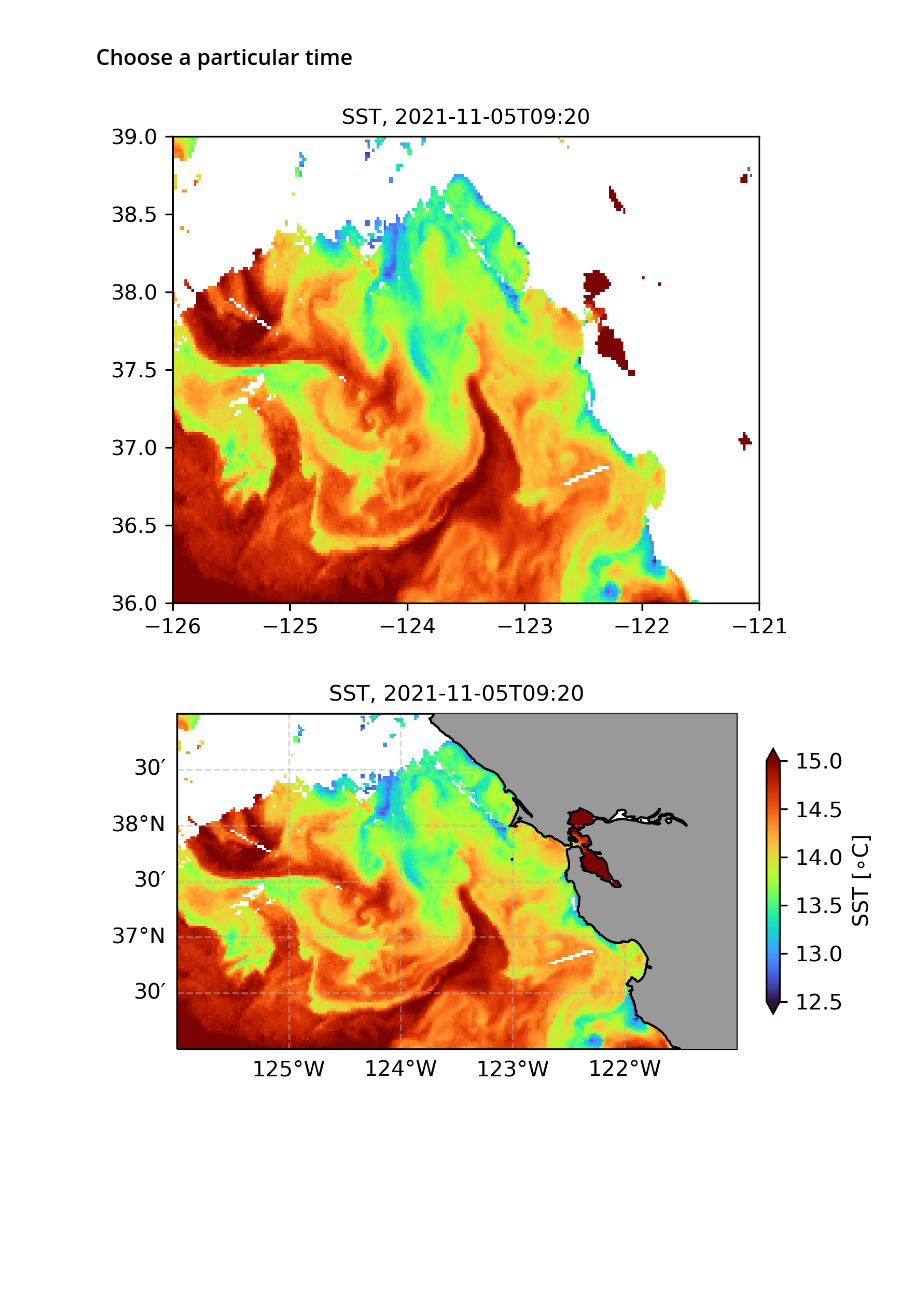
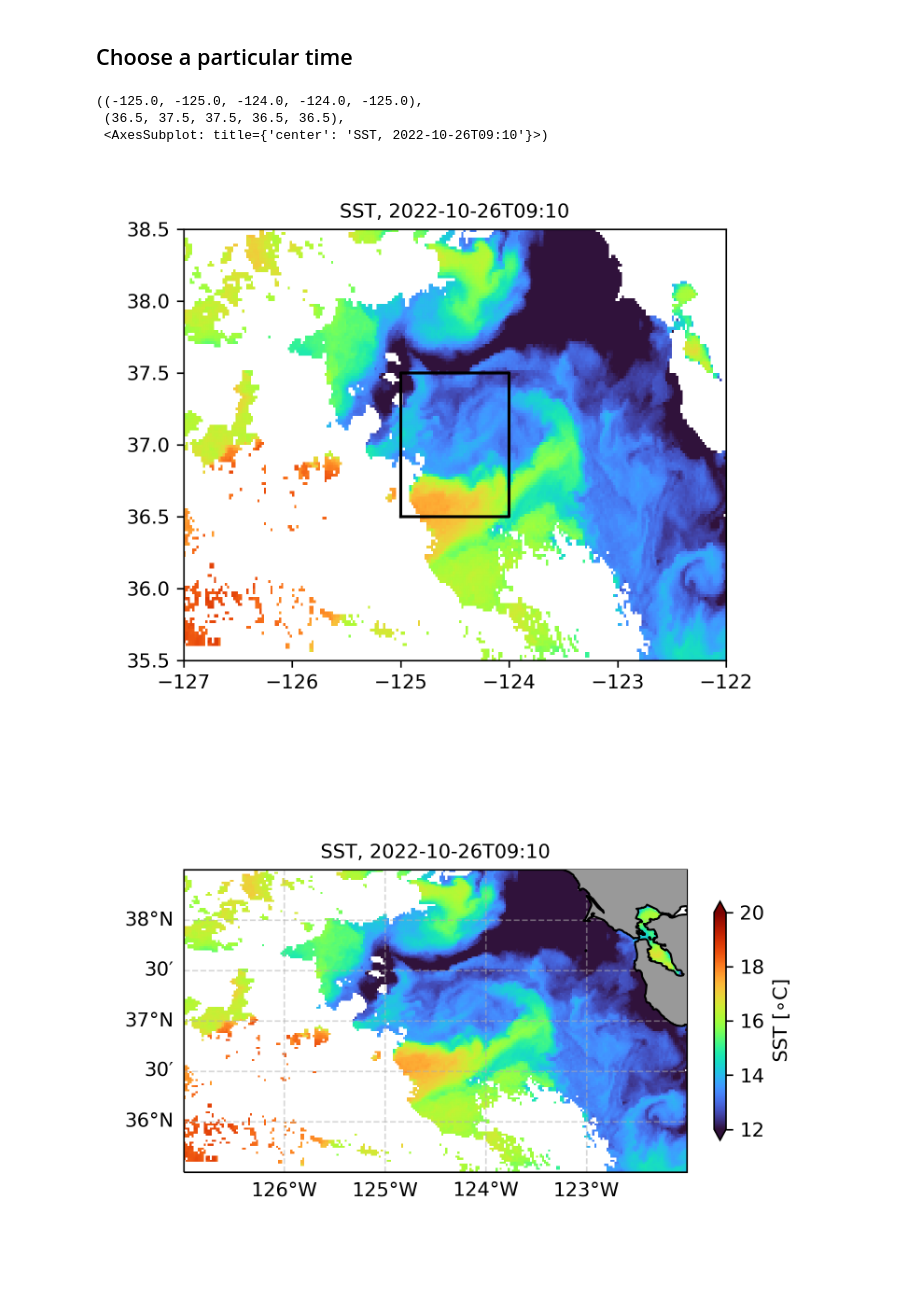
Before and after one commit to jtomfarrar/AWS_EC2_computing_2023, a Jupyter notebook: notebooks/find_VIIRS_SST.ipynb, the cells around one changed output. Saved outputs shown, nothing was run; the diff lists cells and outputs as text; code cells hidden in the pictures; blank space fills up the shorter version.

```diff
--- a/notebooks/find_VIIRS_SST.ipynb
+++ b/notebooks/find_VIIRS_SST.ipynb
@@ -257,5 +242,5 @@ file_list =  [fs.open(file) for file in granules_url2]
 # %%
-ds = xr.open_mfdataset(file_list,drop_variables=['dt_analysis','satellite_zenith_angle','sses_bias','wind speed']).sel(lon=slice(lon_min,lon_max), lat=slice(lat_max,lat_min))
+ds = xr.open_mfdataset(file_list,drop_variables=['dt_analysis','satellite_zenith_angle','sses_bias','wind_speed']).sel(lon=slice(lon_min,lon_max), lat=slice(lat_max,lat_min))
 # %%
 #  Plot the whole timeseries with hvplot
 
@@ -296,4 +288,4 @@ Text(0.5, 1.0, 'Values near 1 indicate clear skies')
 # %%
-good_times = good_data['time'].where(good_data>0.95,drop=True)
+good_times = good_data['time'].where(good_data>0.8,drop=True)
 np.shape(good_times)
 # %% [output]
@@ -306,7 +331,7 @@ numpy.datetime64('2021-11-05T09:20:01.000000000')
 ## Choose a particular time
 # %%
 # Find the data near this time
-d = good_times[-1] # np.datetime64('2021-11-05T00:00:00Z')
+d = good_times[5] # np.datetime64('2021-11-05T00:00:00Z')
 # %%
 ds2 = ds.sel(time=d,method='nearest')
 # %%
@@ -317,28 +342,42 @@ fig = plt.figure()
 ax = plt.gca()
 plt.set_cmap(cmap=plt.get_cmap('turbo'))
 ax.set_title('SST, ' + day_str, size = 10.)
-
-cs = plt.pcolormesh(ds2.lon,ds2.lat,ds2.sea_surface_temperature.squeeze()-274.15,vmin=12.5,vmax=15)
+V=np.array([12,20])#np.array([25.5,26.5])+-3.75
+cs = plt.pcolormesh(ds2.lon,ds2.lat,ds2.sea_surface_temperature.squeeze()-274.15,vmin=V[0],vmax=V[1])
+plot_criterion_box(ax,color='k')
 # %% [output]
+((-125.0, -125.0, -124.0, -124.0, -125.0),
+ (36.5, 37.5, 37.5, 36.5, 36.5),
+ <AxesSubplot: title={'center': 'SST, 2022-10-26T09:10'}>)
-[figure, old version]
+[figure, new version]
 # %%
 fig = plt.figure()
 ax = plt.axes(projection = ccrs.PlateCarree(central_longitude=-125))  # Orthographic
 extent = [lon_min, lon_max,lat_min, lat_max]
 ax.set_extent(extent, crs=ccrs.PlateCarree())
 
 
 plt.set_cmap(cmap=plt.get_cmap('turbo'))
 gl = ax.gridlines(draw_labels=True, dms=True, x_inline=False, y_inline=False, alpha=0.5, linestyle='--')
 gl.top_labels = False
 gl.right_labels = False
 ax.set_title('SST, ' + day_str, size = 10.)
 
+# Does not do what I think it should:
+ax.minorticks_on()
+ax.tick_params(axis='both',which='both',direction='inout',top=True, right=True)
+
+
 ax.coastlines()
 ax.add_feature(cartopy.feature.LAND, zorder=3, facecolor=[.6,.6,.6], edgecolor='black')
-cs = ax.pcolormesh(ds2.lon,ds2.lat,ds2.sea_surface_temperature.squeeze()-274.15,vmin=12.5,vmax=15,transform=ccrs.PlateCarree())
+cs = ax.pcolormesh(ds2.lon,ds2.lat,ds2.sea_surface_temperature.squeeze()-274.15,vmin=V[0],vmax=V[1],transform=ccrs.PlateCarree())
 # cs = ax.pcolormesh(ds2.lon,ds2.lat,ds2.sea_surface_temperature.squeeze().notnull(),transform=ccrs.PlateCarree())
 cb = plt.colorbar(cs,fraction = 0.022,extend='both')
 cb.set_label('SST [$\circ$C]',fontsize = 10)
+
+
+# Export figure
+if savefig:
+    plt.savefig(__figdir__+'good_data_' + shortname + '.' +plotfiletype,**savefig_args)
 # %% [output]
-[figure, old version]
+[figure, new version]
```
Also changed, not shown: parts of 25 cells of this notebook, 2 other files.
